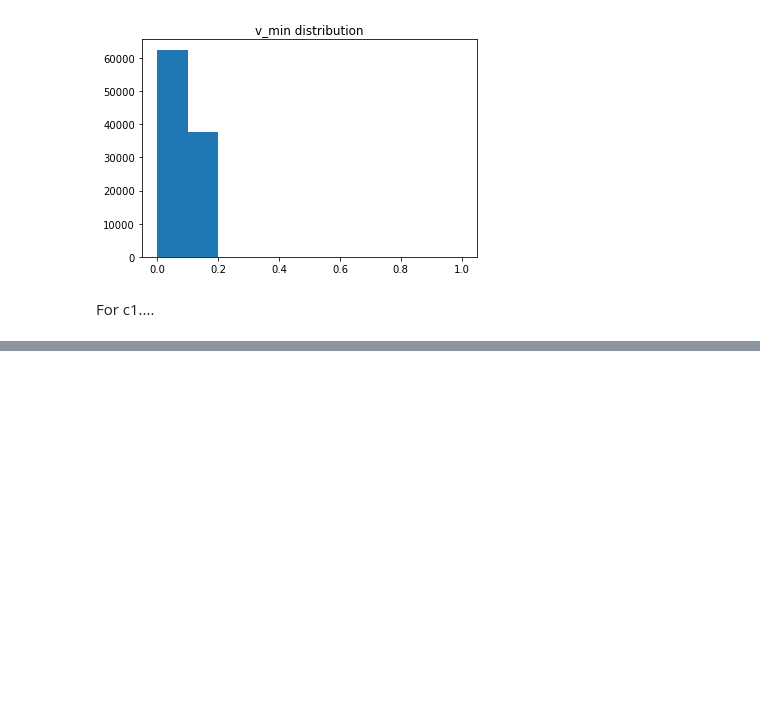
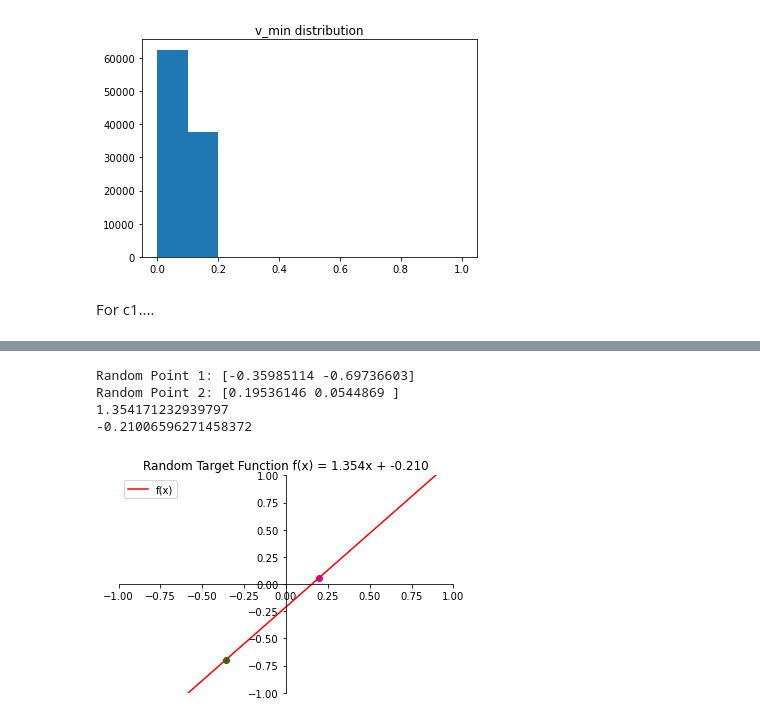
Before and after one commit to workflow/caltech-machine-learning-homework, a Jupyter notebook: HW2.ipynb, the cells around one changed output, grey strips where cells are left out. Cells and saved outputs as stored; diff of their text form; code cells hidden in the pictures; blank space fills up the shorter version.

```diff
--- a/HW2.ipynb
+++ b/HW2.ipynb
@@ -178,0 +225,43 @@ rightSideHoeffding
+# %%
+def set_axis_cartesian():
+    ax = plt.figure().add_subplot(1, 1, 1)
+    ax.spines['left'].set_position('center')
+    ax.spines['bottom'].set_position('center')
+    ax.spines['right'].set_color('none')
+    ax.spines['top'].set_color('none')
+    ax.xaxis.set_ticks_position('bottom')
+    ax.yaxis.set_ticks_position('left')
+    ax.set_xlim([-1, 1])
+    ax.set_ylim([-1, 1])
+# %%
+p1 = np.random.uniform(-1, 1, size=2)
+p2 = np.random.uniform(-1, 1, size=2)
+
+print('Random Point 1:', p1)
+print('Random Point 2:', p2)
+
+set_axis_cartesian()
+
+plt.plot(p1[0], p1[1], 'go')
+plt.plot(p2[0], p2[1], 'mo')
+
+m = (p1[1] - p2[1]) / (p1[0] - p2[0])
+print(m)
+
+c = p1[1] - m*p1[0]
+print(c)
+
+x_axis = np.linspace(-1,1, 100)
+y_axis = m*(x_axis)+c
+plt.plot(x_axis, y_axis, 'r', label='f(x)')
+
+plt.title(f'Random Target Function f(x) = {m:.3f}x + {c:.3f}')
+plt.legend(loc='upper left')
+
+plt.show()
+# %% [output]
+Random Point 1: [-0.35985114 -0.69736603]
+Random Point 2: [0.19536146 0.0544869 ]
+1.354171232939797
+-0.21006596271458372
+[figure, added]
```
Also changed, not shown: parts of 16 cells of this notebook, 4 other files.
